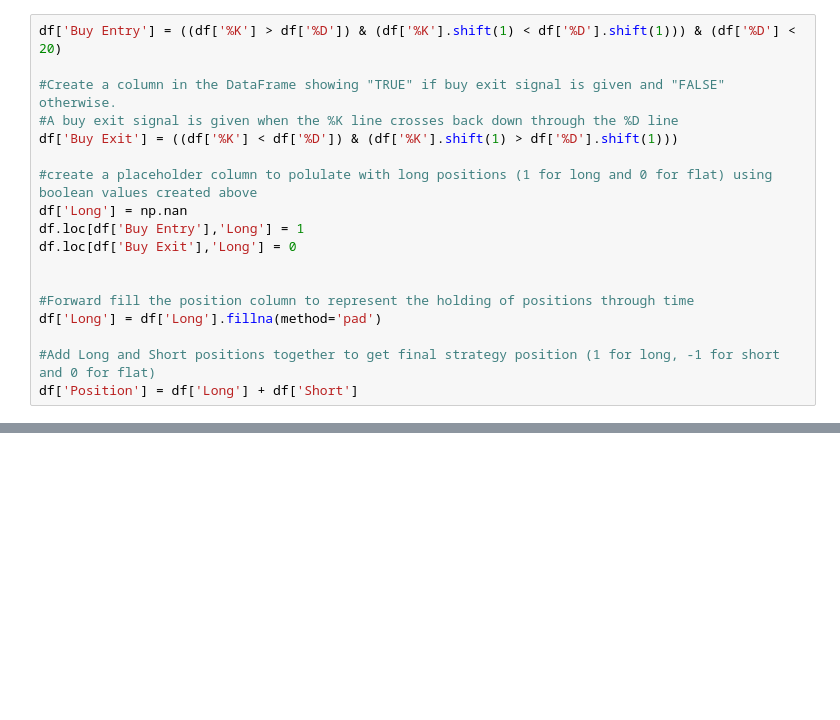
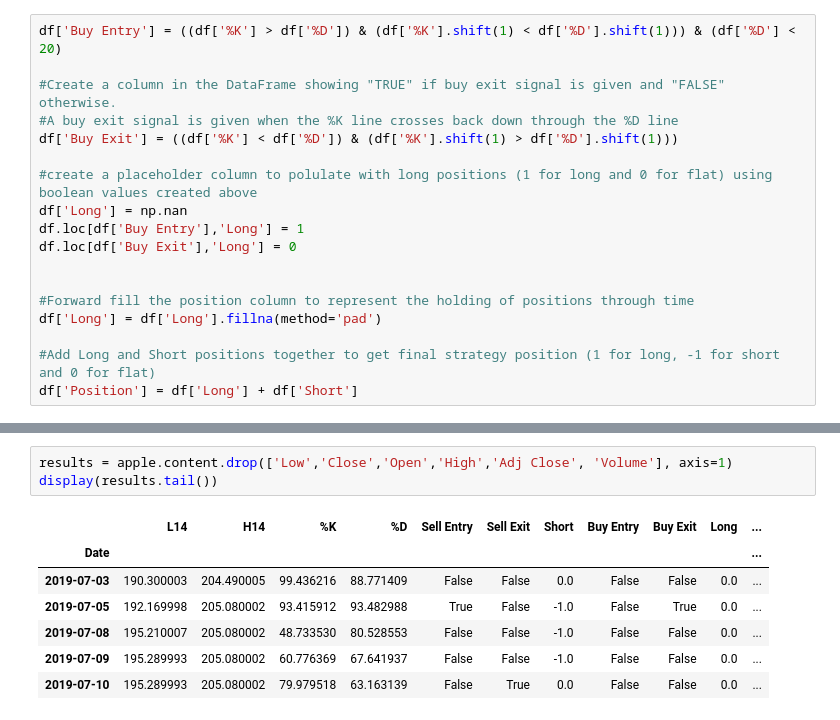
Before and after one commit to developmentseed/python-seed, a Jupyter notebook: demo/jupyter/stochastic_oscillator_strat.ipynb, the cells around one changed output, grey strips where cells are left out. Cells and saved outputs as stored; diff of their text form; blank space fills up the shorter version.

```diff
--- a/demo/jupyter/stochastic_oscillator_strat.ipynb
+++ b/demo/jupyter/stochastic_oscillator_strat.ipynb
@@ -112,0 +123,11 @@ df[['Strategy Returns','Market Returns']].cumsum().plot()
+# %%
+results = apple.content.drop(['Low','Close','Open','High','Adj Close', 'Volume'], axis=1)
+display(results.tail())
+# %% [output]
+|  | L14 | H14 | %K | %D | Sell Entry | Sell Exit | Short | Buy Entry | Buy Exit | Long | ... |
+| Date |  |  |  |  |  |  |  |  |  |  | ... |
+| 2019-07-03 | 190.300003 | 204.490005 | 99.436216 | 88.771409 | False | False | 0.0 | False | False | 0.0 | ... |
+| 2019-07-05 | 192.169998 | 205.080002 | 93.415912 | 93.482988 | True | False | -1.0 | False | True | 0.0 | ... |
+| 2019-07-08 | 195.210007 | 205.080002 | 48.733530 | 80.528553 | False | False | -1.0 | False | False | 0.0 | ... |
+| 2019-07-09 | 195.289993 | 205.080002 | 60.776369 | 67.641937 | False | False | -1.0 | False | False | 0.0 | ... |
+| 2019-07-10 | 195.289993 | 205.080002 | 79.979518 | 63.163139 | False | True | 0.0 | False | False | 0.0 | ... |
```
Also changed, not shown: parts of 8 cells of this notebook.
